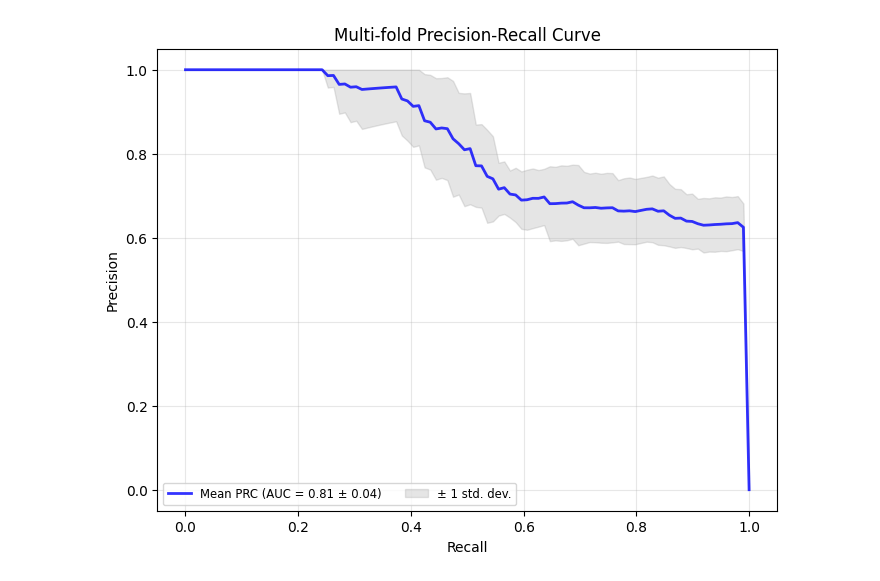
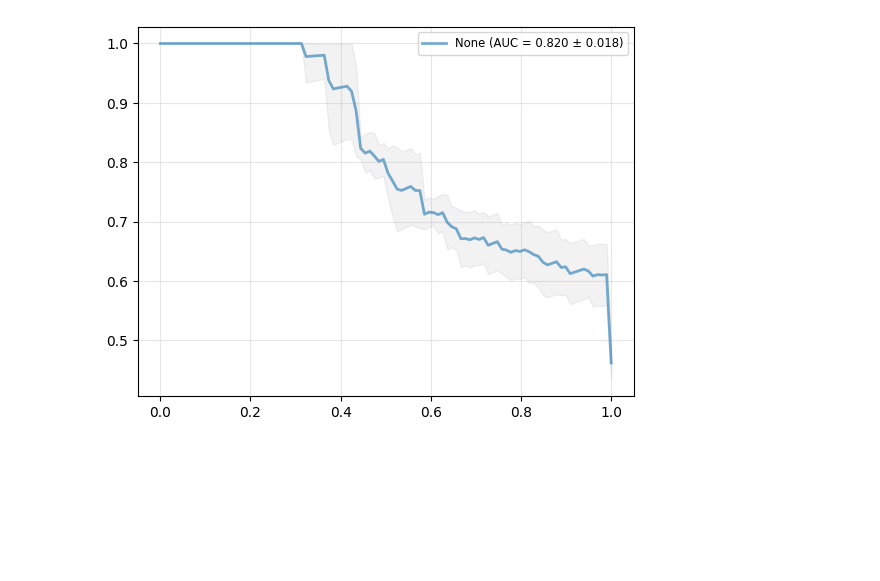
Before and after one commit to nexuso1/phossil, a Jupyter notebook: notebooks/graphs.ipynb, the cells around one changed output. Drawn from its saved outputs; the diff is of its cells as text; code cells hidden in the pictures; blank space fills up the shorter version.

Commit message:
graphs

```diff
--- a/notebooks/graphs.ipynb
+++ b/notebooks/graphs.ipynb
@@ -133,7 +84,7 @@ import numpy as np
 import matplotlib.pyplot as plt
 from sklearn.metrics import precision_recall_curve, average_precision_score
 
-def plot_multifold_prc(all_labels, all_probs, plot_folds=False):
+def plot_multifold_prc(all_labels, all_probs, plot_folds=False, ax=None, color=None, exp_name=None):
     """
     Plots per-fold PRC curves and their mean.
 
@@ -141,7 +92,9 @@ def plot_multifold_prc(all_labels, all_probs, plot_folds=False):
         all_labels (list of arrays): True binary labels for each fold.
         all_probs (list of arrays): Predicted probabilities for each fold.
     """
-    plt.figure(figsize=(8, 6))
+    if not ax:
+        print('here')
+        plt.figure(figsize=(8, 6))
 
     # Define a common set of recall levels for interpolation
     mean_recall = np.linspace(0, 1, 100)
@@ -155,7 +108,7 @@ def plot_multifold_prc(all_labels, all_probs, plot_folds=False):
 
         if plot_folds:
             # Plot individual fold (low opacity)
-            plt.plot(recall, precision, lw=1, alpha=0.3,
+            ax.plot(recall, precision, lw=1, alpha=0.3,
                     label=f'Fold {i+1} (AUC = {prc_auc:.2f})')
 
         # Interpolate precision to match the common recall scale
@@ -166,51 +119,49 @@ def plot_multifold_prc(all_labels, all_probs, plot_folds=False):
     # Calculate Mean and Std
     mean_precision = np.mean(precisions, axis=0)
     # Ensure the curve starts at 1 (standard for PR curves)
-    mean_precision[-1] = 0.0
-    mean_auc = auc(mean_recall, mean_precision)
+    #mean_precision[-1] = 0.0
+    mean_auc = np.average(aucs)
     std_auc = np.std(aucs)
 
     # Plot the Mean Curve (high opacity)
-    plt.plot(mean_recall, mean_precision, color='b',
-             label=f'Mean PRC (AUC = {mean_auc:.2f} ± {std_auc:.2f})',
-             lw=2, alpha=0.8)
+    ax.plot(mean_recall, mean_precision, color=color,
+             label=f'{exp_name} (AUC = {mean_auc:.3f} ± {std_auc:.3f})',
+             lw=2, alpha=0.6)
 
     # Optional: Fill the standard deviation area
     std_precision = np.std(precisions, axis=0)
     precisions_upper = np.minimum(mean_precision + std_precision, 1)
     precisions_lower = np.maximum(mean_precision - std_precision, 0)
-    plt.fill_between(mean_recall, precisions_lower, precisions_upper, color='grey', alpha=0.2,
-                     label='± 1 std. dev.')
+    ax.fill_between(mean_recall, precisions_lower, precisions_upper, color='grey' if not color else color, alpha=0.1)
 
-    plt.xlabel('Recall')
-    plt.ylabel('Precision')
-    plt.title('Multi-fold Precision-Recall Curve')
-    plt.legend(loc="lower left", fontsize='small', ncol=2)
-    plt.grid(alpha=0.3)
-    plt.show()
+    #ax.set_xlabel('Recall')
+    #ax.set_ylabel('Precision')
+    #ax.set_title('Multi-fold Precision-Recall Curve')
+    ax.legend(fontsize='small', ncol=2)
+    ax.grid(alpha=0.3)
 
 # --- Example Usage ---
 if __name__ == "__main__":
     # Generating dummy data for 5 folds
     from sklearn.datasets import make_classification
 
     mock_labels = []
     mock_probs = []
 
     for _ in range(5):
         # Create a slightly noisy dataset per fold
         y_true = np.random.randint(0, 2, size=100)
         y_scores = np.random.uniform(0, 1, size=100)
         # Shift scores to simulate actual predictive power
         y_scores = np.where(y_true == 1, y_scores + 0.2, y_scores - 0.2)
         y_scores = np.clip(y_scores, 0, 1)
 
         mock_labels.append(y_true)
         mock_probs.append(y_scores)
-
-    plot_multifold_prc(mock_labels, mock_probs)
+    fig, ax = plt.subplots()
+    plot_multifold_prc(mock_labels, mock_probs, ax=ax)
 # %% [output]
-[figure, old version]
+[figure, new version]
 # %%
 exp_name = 'finetuning_STY_3_perturb2_dbptm'
 fold_preds = []
```
Also changed, not shown: parts of 18 cells of this notebook.
